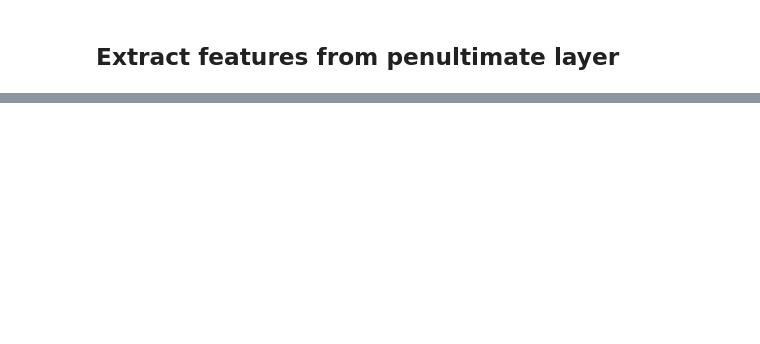
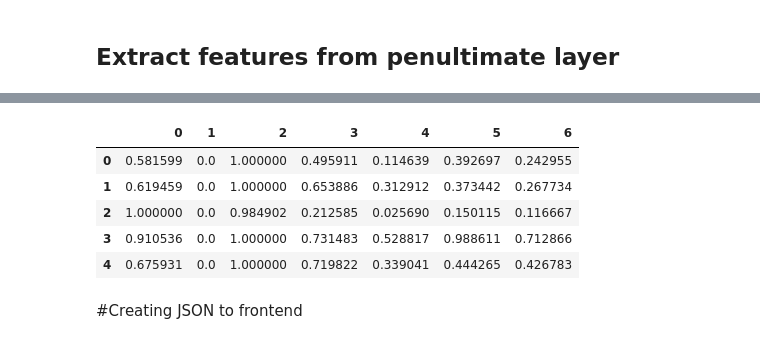
Before and after one commit to IGM-Students/twitter-emotion-visualization, a Jupyter notebook: features_extraction/feature_extractions.ipynb, the cells around one changed output, grey strips where cells are left out. Cells and saved outputs as stored; diff of their text form; code cells hidden in the pictures; blank space fills up the shorter version.

```diff
--- a/features_extraction/feature_extractions.ipynb
+++ b/features_extraction/feature_extractions.ipynb
@@ -87,0 +252,15 @@ FEATS = (np.exp(FEATS)/np.exp(FEATS).sum(-1,keepdims=True))
+# %%
+# Normalize results
+
+for i in range(PREDICTIONS.shape[0]):
+    PREDICTIONS[i,:] = min_max_scaling(PREDICTIONS[i,:])
+pd.DataFrame(data = PREDICTIONS).head()
+# %% [output]
+|  | 0 | 1 | 2 | 3 | 4 | 5 | 6 |
+| 0 | 0.581599 | 0.0 | 1.000000 | 0.495911 | 0.114639 | 0.392697 | 0.242955 |
+| 1 | 0.619459 | 0.0 | 1.000000 | 0.653886 | 0.312912 | 0.373442 | 0.267734 |
+| 2 | 1.000000 | 0.0 | 0.984902 | 0.212585 | 0.025690 | 0.150115 | 0.116667 |
+| 3 | 0.910536 | 0.0 | 1.000000 | 0.731483 | 0.528817 | 0.988611 | 0.712866 |
+| 4 | 0.675931 | 0.0 | 1.000000 | 0.719822 | 0.339041 | 0.444265 | 0.426783 |
+# %% [markdown]
+#Creating JSON to frontend
```
Also changed, not shown: parts of 25 cells of this notebook, 4 other files.
